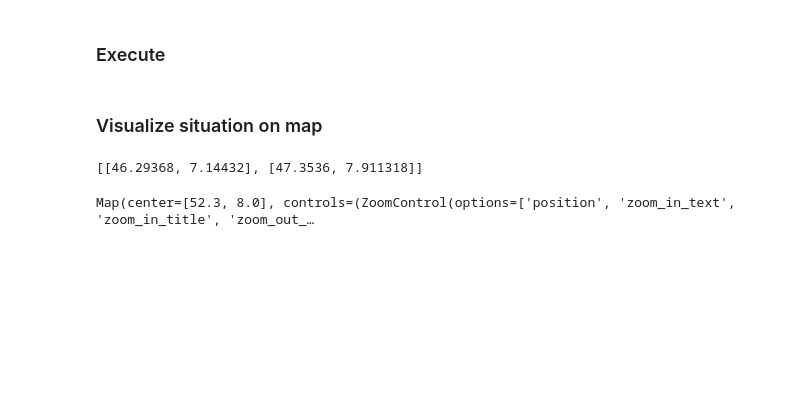
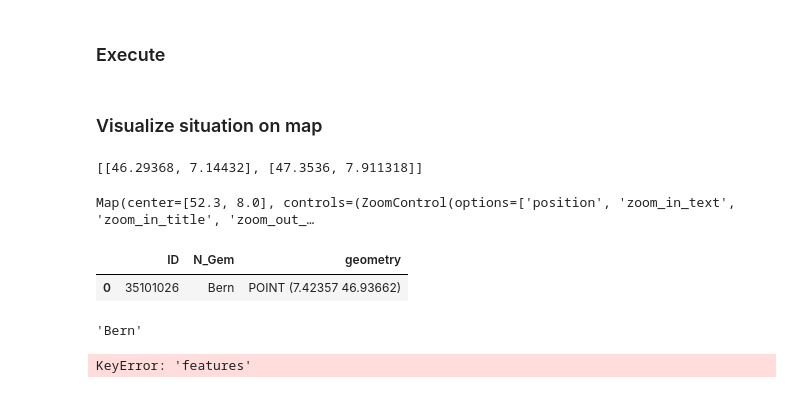
Before and after one commit to jlieberherr/mobility-station-finder, a Jupyter notebook: notebooks/mobility-station-finder.ipynb, the cells around one changed output. Saved outputs shown, nothing was run; the diff lists cells and outputs as text; code cells hidden in the pictures; blank space fills up the shorter version.

```diff
--- a/notebooks/mobility-station-finder.ipynb
+++ b/notebooks/mobility-station-finder.ipynb
@@ -294,3 +294,18 @@ m.add_layer(dest_marker)
 m
 # %% [output]
 Map(center=[52.3, 8.0], controls=(ZoomControl(options=['position', 'zoom_in_text', 'zoom_in_title', 'zoom_out_…
+# %%
+gdf_test = get_gdf_point_with_npvm_zone_id((7.423570, 46.936620), gdf_npvm_zones)
+# %%
+gdf_test
+# %% [output]
+|  | ID | N_Gem | geometry |
+| 0 | 35101026 | Bern | POINT (7.42357 46.93662) |
+# %%
+gdf_test.to_dict(orient="records")[0]["N_Gem"]
+# %% [output]
+'Bern'
+# %%
+gdf_test["features"][0]["properties"]["N_Gem"]
+# %% [output]
+KeyError: 'features'
```
Also changed, not shown: parts of 3 cells of this notebook, 15 other files.
